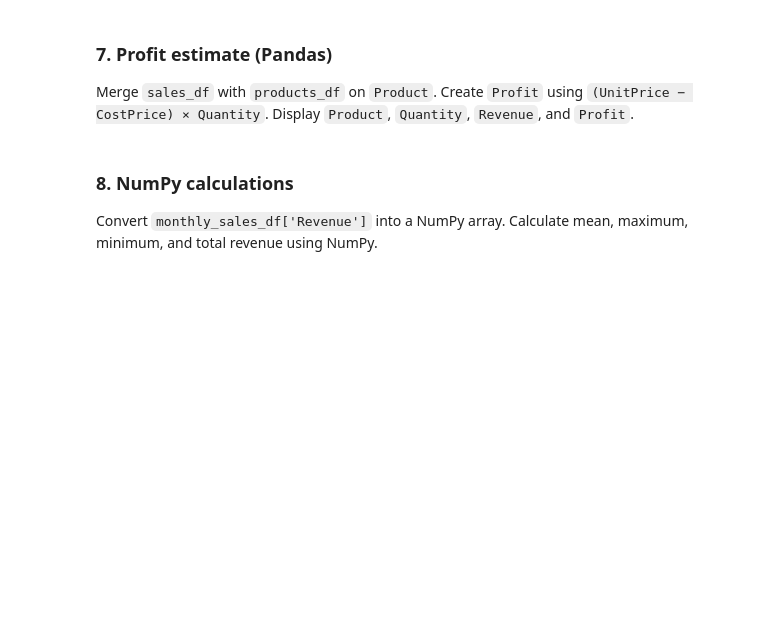
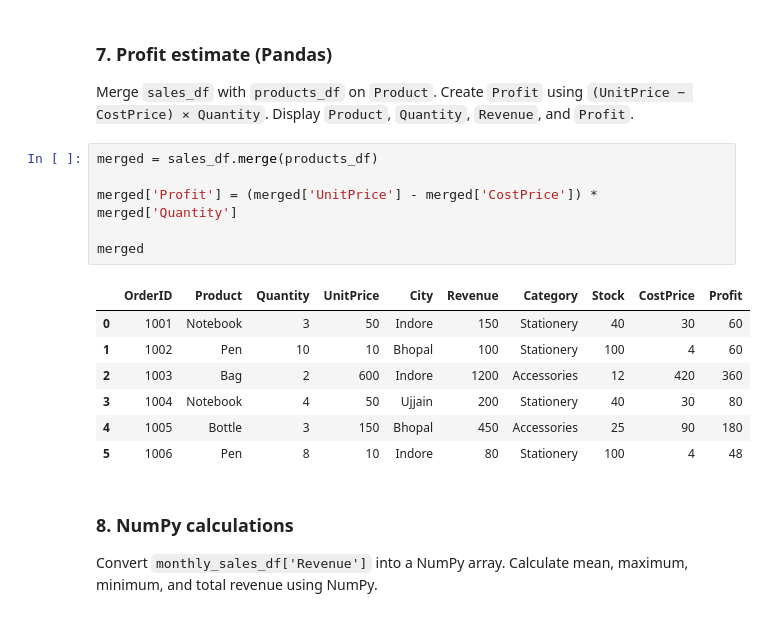
Before and after one commit to vanshbatham/retail-store-analysis, a Jupyter notebook: Retail_Store_Analysis.ipynb, the cells around one changed output. Drawn from its saved outputs; the diff is of its cells as text; blank space fills up the shorter version.

```diff
--- a/Retail_Store_Analysis.ipynb
+++ b/Retail_Store_Analysis.ipynb
@@ -74,6 +134,20 @@ From `products_df`, display products with `Stock` less than 30. Show only `Produ
 # %% [markdown]
 ### 7. Profit estimate (Pandas)
 Merge `sales_df` with `products_df` on `Product`. Create `Profit` using `(UnitPrice − CostPrice) × Quantity`. Display `Product`, `Quantity`, `Revenue`, and `Profit`.
+# %%
+merged = sales_df.merge(products_df)
+
+merged['Profit'] = (merged['UnitPrice'] - merged['CostPrice']) * merged['Quantity']
+
+merged
+# %% [output]
+|  | OrderID | Product | Quantity | UnitPrice | City | Revenue | Category | Stock | CostPrice | Profit |
+| 0 | 1001 | Notebook | 3 | 50 | Indore | 150 | Stationery | 40 | 30 | 60 |
+| 1 | 1002 | Pen | 10 | 10 | Bhopal | 100 | Stationery | 100 | 4 | 60 |
+| 2 | 1003 | Bag | 2 | 600 | Indore | 1200 | Accessories | 12 | 420 | 360 |
+| 3 | 1004 | Notebook | 4 | 50 | Ujjain | 200 | Stationery | 40 | 30 | 80 |
+| 4 | 1005 | Bottle | 3 | 150 | Bhopal | 450 | Accessories | 25 | 90 | 180 |
+| 5 | 1006 | Pen | 8 | 10 | Indore | 80 | Stationery | 100 | 4 | 48 |
 # %% [markdown]
 ### 8. NumPy calculations
 Convert `monthly_sales_df['Revenue']` into a NumPy array. Calculate mean, maximum, minimum, and total revenue using NumPy.
```
Also changed, not shown: parts of 12 cells of this notebook.
